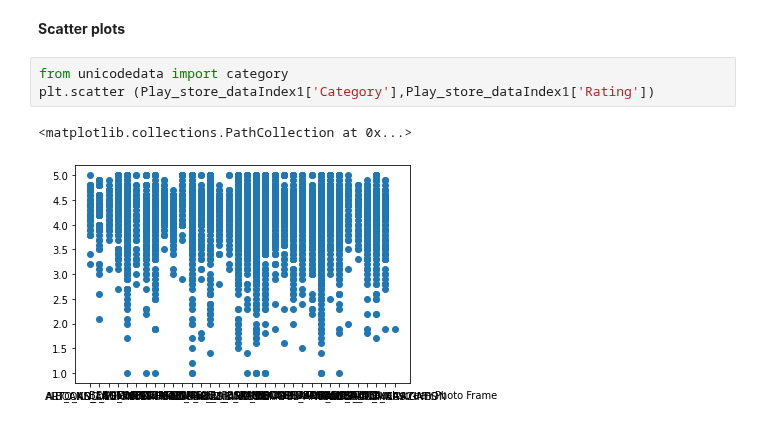
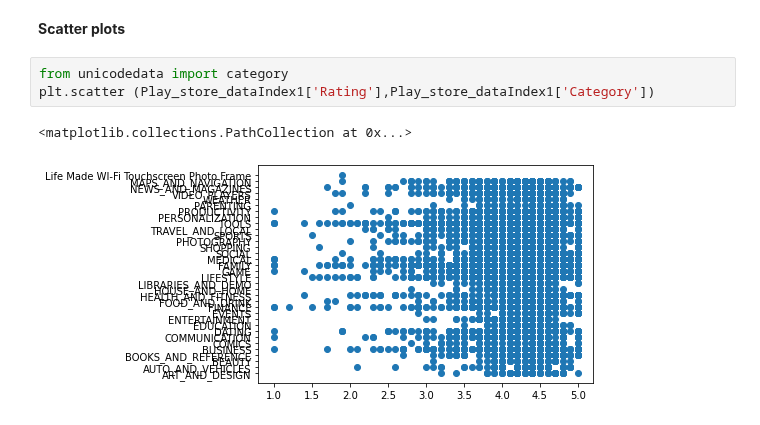
Before and after one commit to amolsapkal16/EDA_Play-store-analysis, a Jupyter notebook: Play_Store_App_Review_Analysis_Amol_Sapkal_Capstone_Project.ipynb, the cells around one changed output. Drawn from its saved outputs; the diff is of its cells as text.

```diff
--- a/Play_Store_App_Review_Analysis_Amol_Sapkal_Capstone_Project.ipynb
+++ b/Play_Store_App_Review_Analysis_Amol_Sapkal_Capstone_Project.ipynb
@@ -749,7 +749,7 @@ Play_store_dataIndex1.describe()
 **Scatter plots**
 # %%
 from unicodedata import category
-plt.scatter (Play_store_dataIndex1['Category'],Play_store_dataIndex1['Rating'])
+plt.scatter (Play_store_dataIndex1['Rating'],Play_store_dataIndex1['Category'])
 # %% [output]
 <matplotlib.collections.PathCollection at 0x...>
-[figure, old version]
+[figure, new version]
```
Also changed, not shown: parts of 6 cells of this notebook.
